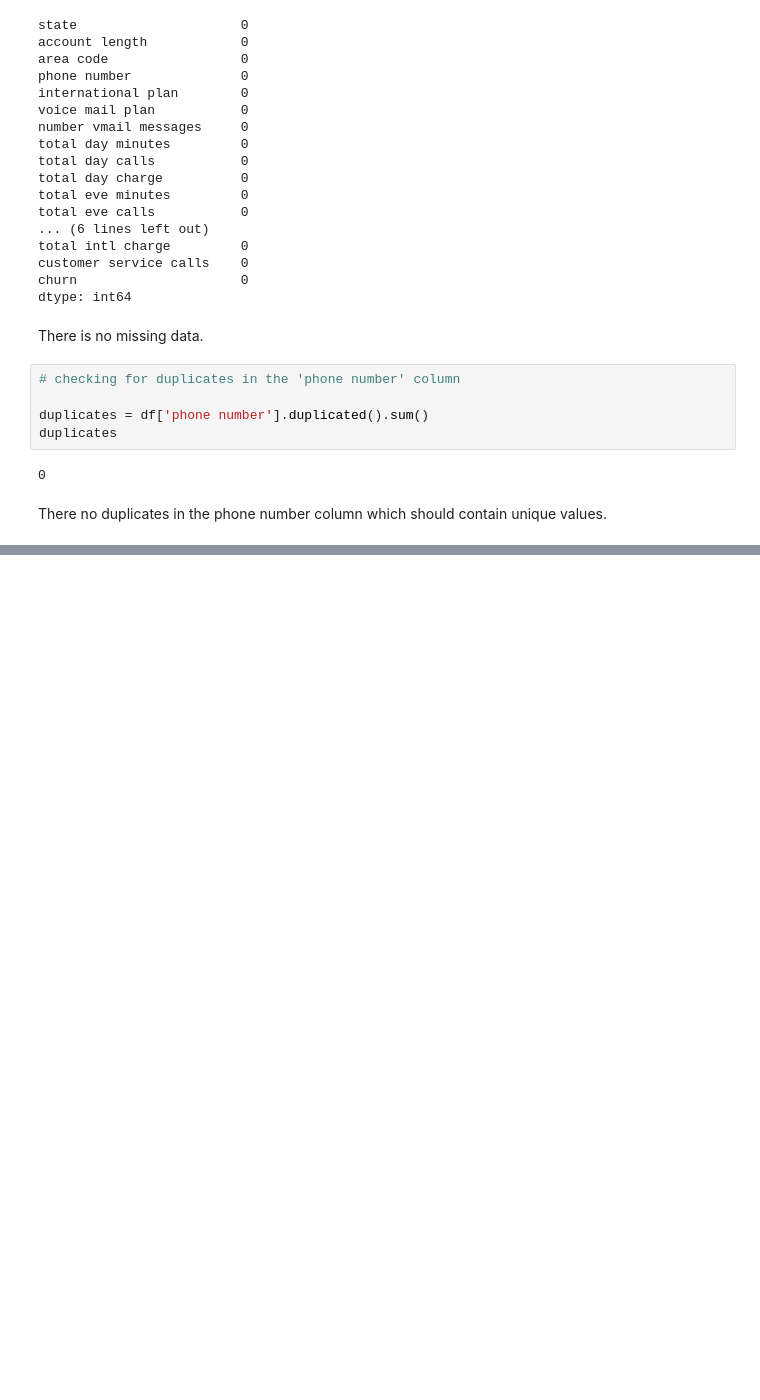
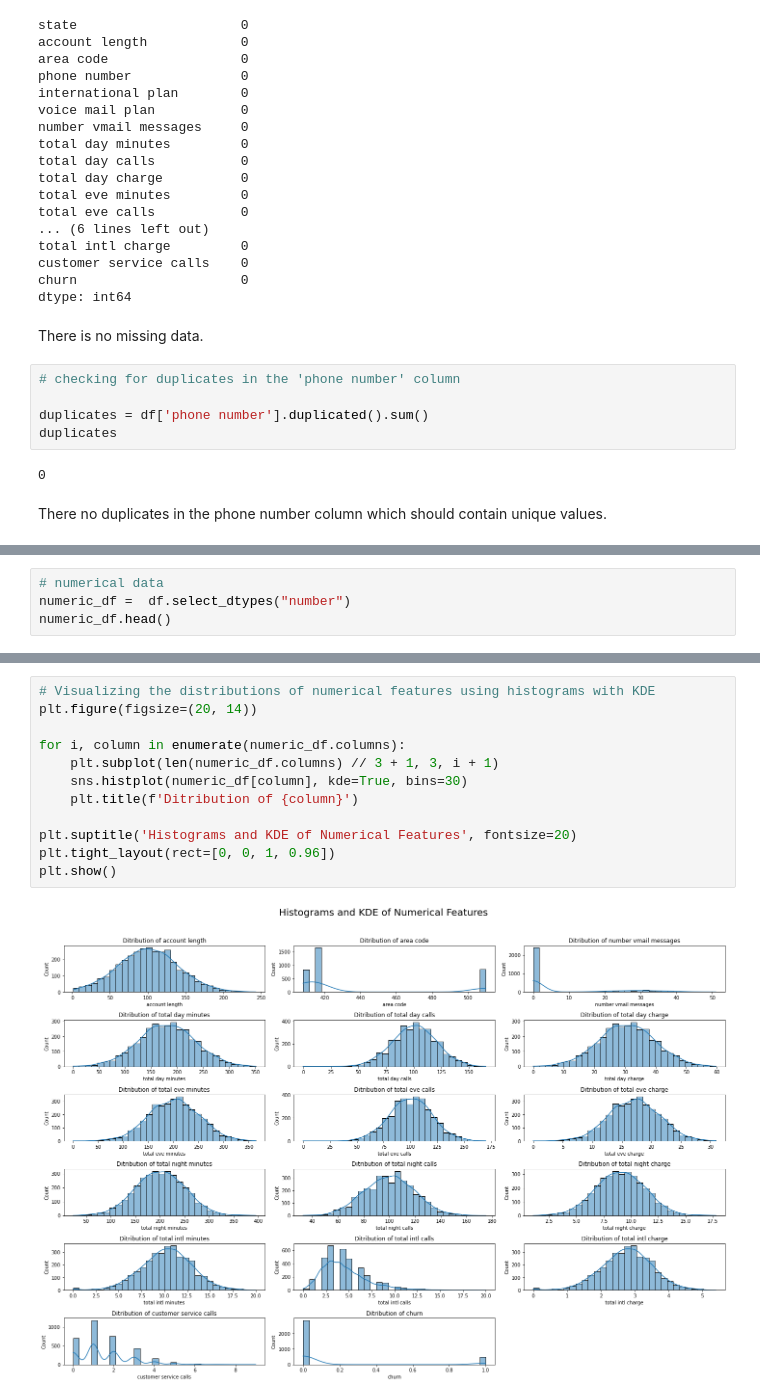
Before and after one commit to daveochieng8/Customer-Churn, a Jupyter notebook: index.ipynb, the cells around one changed output, grey strips where cells are left out. Cells and saved outputs as stored; diff of their text form; blank space fills up the shorter version.

```diff
--- a/index.ipynb
+++ b/index.ipynb
@@ -131,0 +172,4 @@ There no duplicates in the phone number column which should contain unique value
+# %%
+# numerical data
+numeric_df =  df.select_dtypes("number")
+numeric_df.head()
@@ -131,0 +199,14 @@ There no duplicates in the phone number column which should contain unique value
+# %%
+# Visualizing the distributions of numerical features using histograms with KDE
+plt.figure(figsize=(20, 14))
+
+for i, column in enumerate(numeric_df.columns):
+    plt.subplot(len(numeric_df.columns) // 3 + 1, 3, i + 1)
+    sns.histplot(numeric_df[column], kde=True, bins=30)
+    plt.title(f'Ditribution of {column}')
+
+plt.suptitle('Histograms and KDE of Numerical Features', fontsize=20)
+plt.tight_layout(rect=[0, 0, 1, 0.96])
+plt.show()
+# %% [output]
+[figure, added]
```
Also changed, not shown: parts of 13 cells of this notebook.
